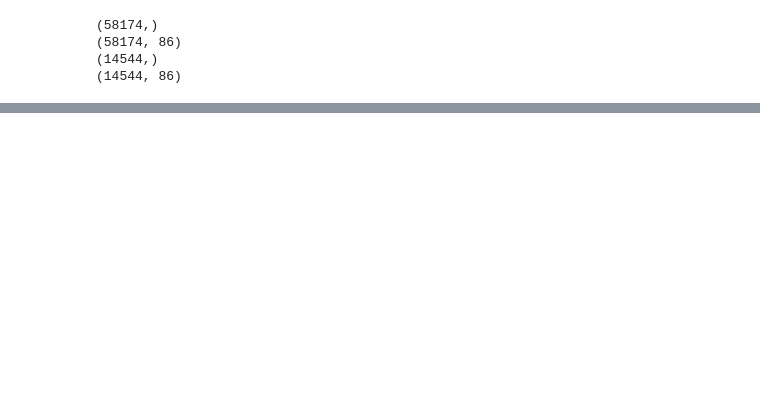
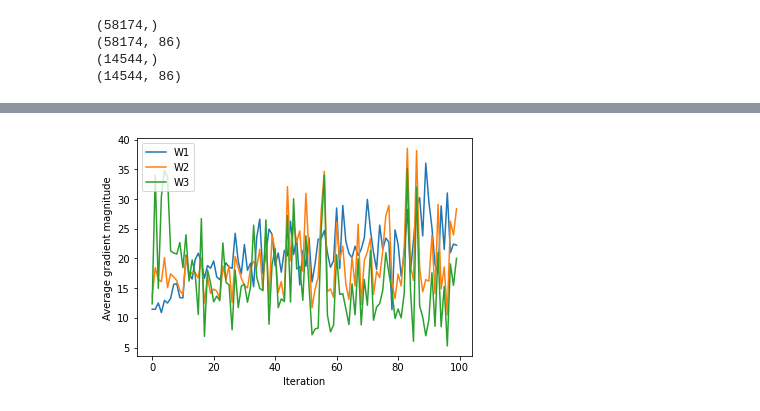
Before and after one commit to lukedemaio/MLLab04, a Jupyter notebook: Lab4.ipynb, the cells around one changed output, grey strips where cells are left out. Saved outputs shown, nothing was run; the diff lists cells and outputs as text; code cells hidden in the pictures; blank space fills up the shorter version.

```diff
--- a/Lab4.ipynb
+++ b/Lab4.ipynb
@@ -497,9 +473,9 @@ print(X_test.shape)
 (14544, 86)
 # %%
 %%time
-nn_mcg = TLP_MCG(**params)
+nn_2mcg = TwoLayerPerceptron(**params)
 
-nn_mcg.fit(X_train, y_train, print_progress=1)
-yhat = nn_mcg.predict(X_test)
+nn_2mcg.fit(X_train, y_train, print_progress=1)
+yhat = nn_2mcg.predict(X_test)
 print('Accuracy:',accuracy_score(y_test,yhat))
 # %% [output]
@@ -688,7 +495,0 @@ params = {'n_hidden':86,
-# %%
-%%time
-nn_mcg = TLP_MCG_Three(**params)
-
-nn_mcg.fit(X_train, y_train, print_progress=1)
-yhat = nn_mcg.predict(X_test)
-print('Accuracy:',accuracy_score(y_test,yhat))
@@ -709,0 +652,11 @@ plt.show()
+# %%
+params = {'n_hidden':86,
+         'C':0.01, 'epochs':100, 'eta':0.001,'minibatches':len(X_train)/35,
+         'shuffle':True,'random_state':1}
+# %%
+%%time
+nn_3mcg = ThreeLayerPerceptron(**params)
+
+nn_3mcg.fit(X_train, y_train, print_progress=1)
+yhat = nn_3mcg.predict(X_test)
+print('Accuracy:',accuracy_score(y_test,yhat))
@@ -709,0 +668,11 @@ plt.show()
+# %%
+ax = plt.subplot(1,1,1)
+plt.plot(abs(nn_3mcg.grad_W1_[:]), label='W1')
+plt.plot(abs(nn_3mcg.grad_W2_[:]), label='W2')
+plt.plot(abs(nn_3mcg.grad_W3_[:]), label='W3')
+plt.legend()
+plt.ylabel('Average gradient magnitude')
+plt.xlabel('Iteration')
+plt.show()
+# %% [output]
+[figure, added]
```
Also changed, not shown: parts of 50 cells of this notebook.
